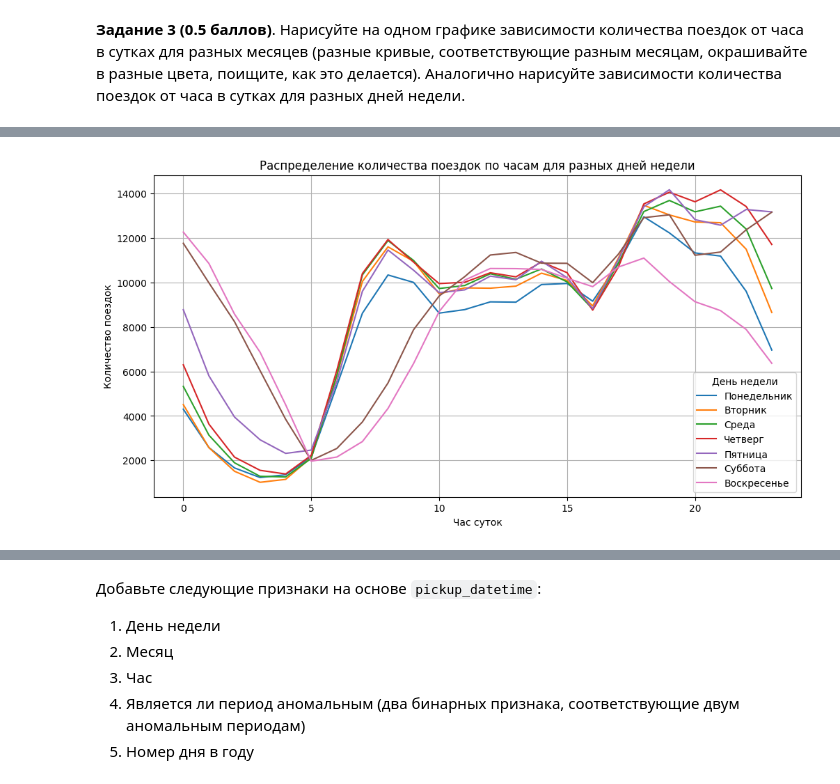
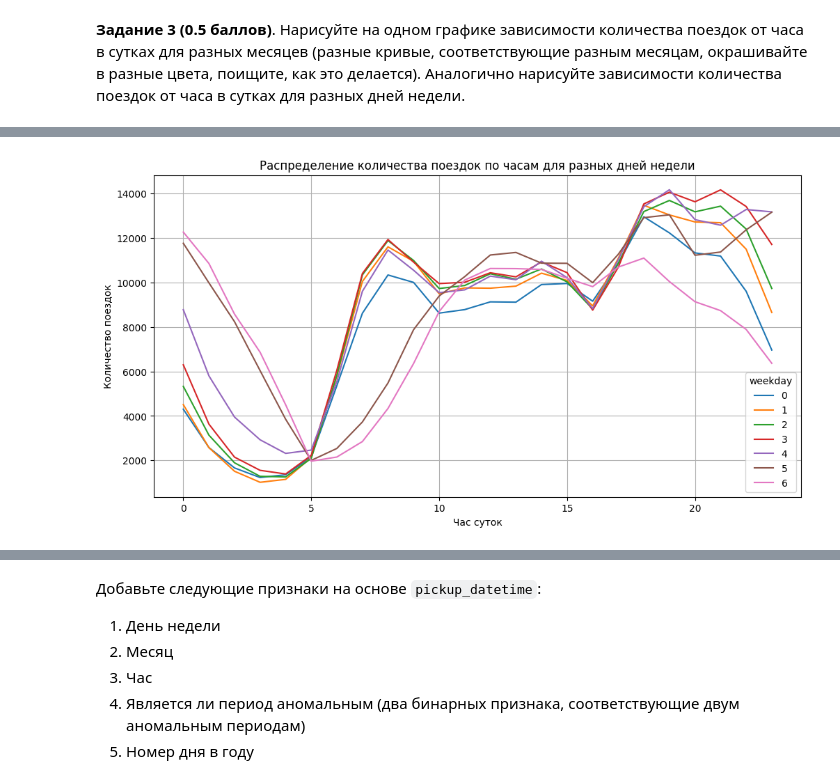
Before and after one commit to AndreiPolischuk/ML_HOMEWORKS, a Jupyter notebook: HW2/homework_practice_02_linregr-Полищук.ipynb, the cells around one changed output, grey strips where cells are left out. Drawn from its saved outputs; the diff is of its cells as text; code cells hidden in the pictures.

```diff
--- a/HW2/homework_practice_02_linregr-Полищук.ipynb
+++ b/HW2/homework_practice_02_linregr-Полищук.ipynb
@@ -321,0 +287,12 @@ plt.show()
+# %%
+df['hour'] = df['pickup_datetime'].dt.hour
+df['month'] = df['pickup_datetime'].dt.month
+df_hourly_month = df.groupby(['month', 'hour']).size().reset_index(name='trip_count')
+palette = sns.color_palette("tab10", 7)
+plt.figure(figsize=(12, 6))
+sns.lineplot(data=df_hourly_month, x='hour', y='trip_count', hue='month', palette=palette)
+plt.title("Распределение количества поездок по часам для разных месяцев в году")
+plt.xlabel("Час суток")
+plt.ylabel("Количество поездок")
+plt.grid(True)
+plt.show()
@@ -322,20 +301,17 @@ plt.show()
 # %%
 df['hour'] = df['pickup_datetime'].dt.hour
 df['weekday'] = df['pickup_datetime'].dt.weekday
 df_hourly_weekday = df.groupby(['weekday', 'hour']).size().reset_index(name='trip_count')
 palette = sns.color_palette("tab10", 7)
 plt.figure(figsize=(12, 6))
 sns.lineplot(data=df_hourly_weekday, x='hour', y='trip_count', hue='weekday', palette=palette)
 plt.title("Распределение количества поездок по часам для разных дней недели")
 plt.xlabel("Час суток")
 plt.ylabel("Количество поездок")
-weekday_labels = ["Понедельник", "Вторник", "Среда", "Четверг", "Пятница", "Суббота", "Воскресенье"]
-handles, _ = plt.gca().get_legend_handles_labels()
-plt.legend(handles=handles, labels=weekday_labels, title="День недели")
 plt.grid(True)
 plt.show()
 # %% [output]
-[figure, old version]
+[figure, new version]
 # %% [markdown]
 **Вопрос**: Какие выводы можно сделать, основываясь на графиках выше? Выделяются ли какие-нибудь дни недели? Месяца? Время суток? С чем это связано?
 
```
Also changed, not shown: parts of 20 cells of this notebook, 4 other files.
